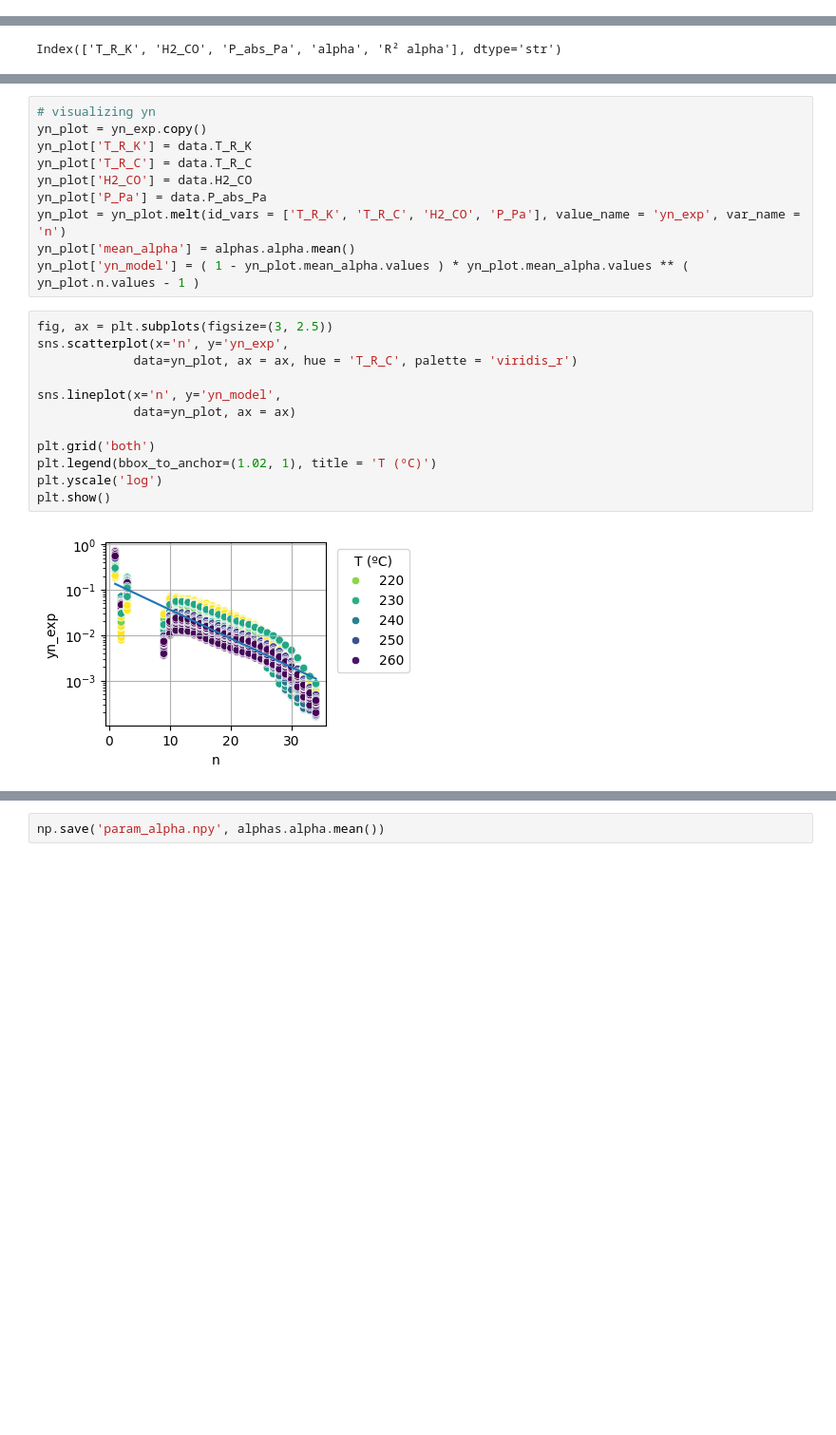
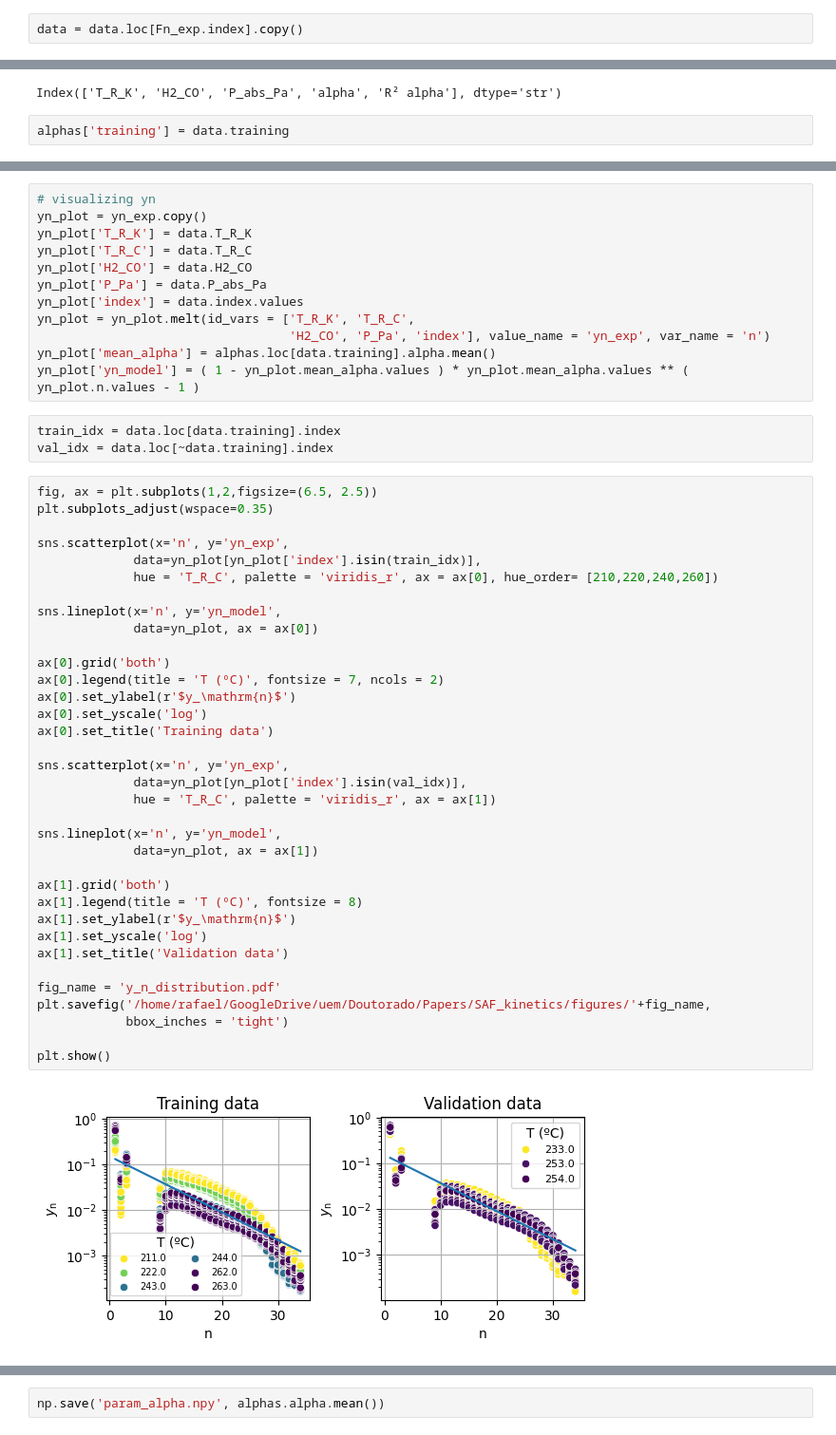
Before and after one commit to rafaelbeloduarte/SAF_kinetics_paper_code_with_WGS, a Jupyter notebook: fit_alpha.ipynb, the cells around one changed output, grey strips where cells are left out. Shown at 95% size. Saved outputs shown, nothing was run; the diff lists cells and outputs as text; blank space fills up the shorter version.

Commit message:
finished bulk of kinetic study and validation

```diff
--- a/fit_alpha.ipynb
+++ b/fit_alpha.ipynb
@@ -45,6 +65,8 @@ for i in Ns_olefins.values():
 # drop rows with zeros
 Fn_exp = Fn_exp[(Fn_exp != 0).all(axis=1)]
 Fn_exp = Fn_exp.astype('float')
+# %%
+data = data.loc[Fn_exp.index].copy()
 # %%
 yn_exp = Fn_exp.div(Fn_exp.sum(axis = 'columns'), axis = 'rows')
 # %%
@@ -73,6 +94,8 @@ alphas = alphas.astype('float')
 alphas.columns
 # %% [output]
 Index(['T_R_K', 'H2_CO', 'P_abs_Pa', 'alpha', 'R² alpha'], dtype='str')
+# %%
+alphas['training'] = data.training
 # %%
 fig, ax = plt.subplots(1,3,figsize=(10,2.5))
 plt.subplots_adjust(wspace=0.3)
@@ -100,21 +153,49 @@ yn_plot['T_R_K'] = data.T_R_K
 yn_plot['T_R_C'] = data.T_R_C
 yn_plot['H2_CO'] = data.H2_CO
 yn_plot['P_Pa'] = data.P_abs_Pa
-yn_plot = yn_plot.melt(id_vars = ['T_R_K', 'T_R_C', 'H2_CO', 'P_Pa'], value_name = 'yn_exp', var_name = 'n')
-yn_plot['mean_alpha'] = alphas.alpha.mean()
+yn_plot['index'] = data.index.values
+yn_plot = yn_plot.melt(id_vars = ['T_R_K', 'T_R_C',
+                                  'H2_CO', 'P_Pa', 'index'], value_name = 'yn_exp', var_name = 'n')
+yn_plot['mean_alpha'] = alphas.loc[data.training].alpha.mean()
 yn_plot['yn_model'] = ( 1 - yn_plot.mean_alpha.values ) * yn_plot.mean_alpha.values ** ( yn_plot.n.values - 1 )
+# %%
+train_idx = data.loc[data.training].index
+val_idx = data.loc[~data.training].index
 # %%
-fig, ax = plt.subplots(figsize=(3, 2.5))
+fig, ax = plt.subplots(1,2,figsize=(6.5, 2.5))
+plt.subplots_adjust(wspace=0.35)
+
 sns.scatterplot(x='n', y='yn_exp',
-             data=yn_plot, ax = ax, hue = 'T_R_C', palette = 'viridis_r')
+             data=yn_plot[yn_plot['index'].isin(train_idx)],
+             hue = 'T_R_C', palette = 'viridis_r', ax = ax[0], hue_order= [210,220,240,260])
 
 sns.lineplot(x='n', y='yn_model',
-             data=yn_plot, ax = ax)
+             data=yn_plot, ax = ax[0])
 
-plt.grid('both')
-plt.legend(bbox_to_anchor=(1.02, 1), title = 'T (ºC)')
-plt.yscale('log')
+ax[0].grid('both')
+ax[0].legend(title = 'T (ºC)', fontsize = 7, ncols = 2)
+ax[0].set_ylabel(r'$y_\mathrm{n}$')
+ax[0].set_yscale('log')
+ax[0].set_title('Training data')
+
+sns.scatterplot(x='n', y='yn_exp',
+             data=yn_plot[yn_plot['index'].isin(val_idx)],
+             hue = 'T_R_C', palette = 'viridis_r', ax = ax[1])
+
+sns.lineplot(x='n', y='yn_model',
+             data=yn_plot, ax = ax[1])
+
+ax[1].grid('both')
+ax[1].legend(title = 'T (ºC)', fontsize = 8)
+ax[1].set_ylabel(r'$y_\mathrm{n}$')
+ax[1].set_yscale('log')
+ax[1].set_title('Validation data')
+
+fig_name = 'y_n_distribution.pdf'
+plt.savefig('/home/rafael/GoogleDrive/uem/Doutorado/Papers/SAF_kinetics/figures/'+fig_name,
+            bbox_inches = 'tight')
+
 plt.show()
 # %% [output]
-[figure, old version]
+[figure, new version]
 # %%
```
Also changed, not shown: parts of 7 cells of this notebook, 25 other files.
